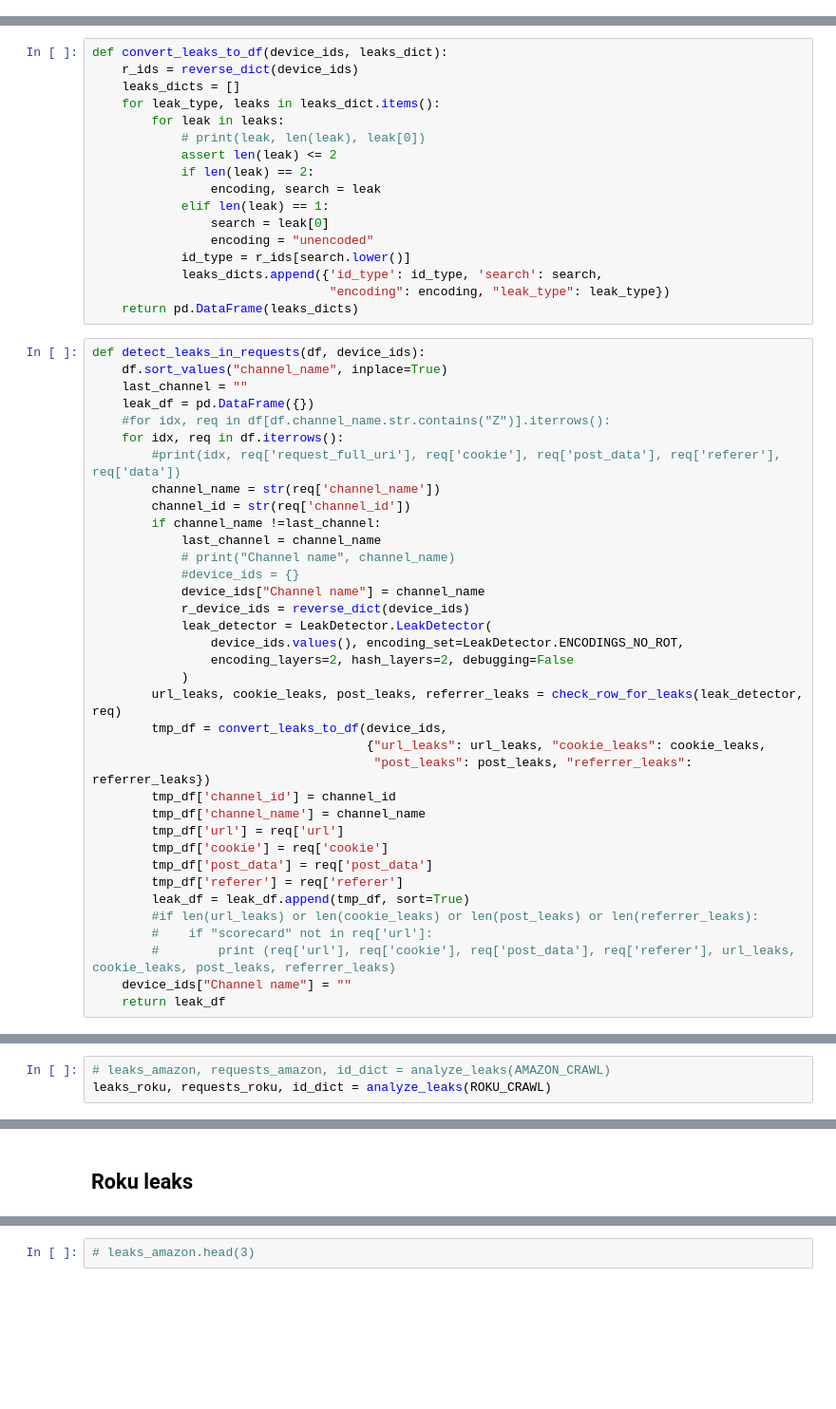
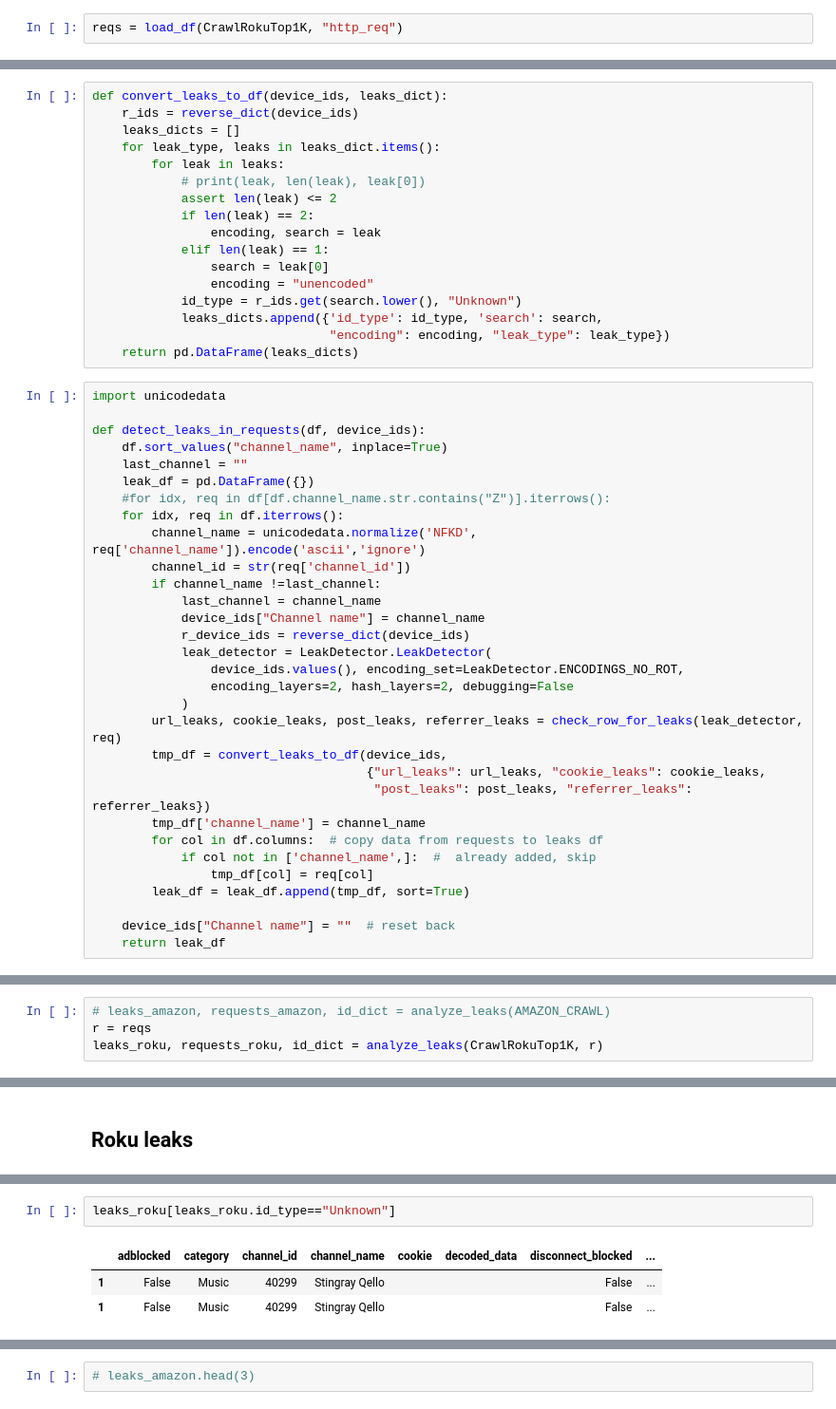
Before and after one commit to citp/ott-tracking, a Jupyter notebook: src/analysis/notebooks/Leak-Detection.ipynb, the cells around one changed output, grey strips where cells are left out. Shown at 95% size. Drawn from its saved outputs; the diff is of its cells as text; blank space fills up the shorter version.

```diff
--- a/src/analysis/notebooks/Leak-Detection.ipynb
+++ b/src/analysis/notebooks/Leak-Detection.ipynb
@@ -17,3 +17,5 @@ ROKU_CRAWL = 'roku-data-20190503-120644'
+# %%
+reqs = load_df(CrawlRokuTop1K, "http_req")
 # %%
 CHECK_REFERRER_LEAKS = True
 
@@ -49,24 +49,23 @@ def convert_leaks_to_df(device_ids, leaks_dict):
             elif len(leak) == 1:
                 search = leak[0]
                 encoding = "unencoded"
-            id_type = r_ids[search.lower()]
+            id_type = r_ids.get(search.lower(), "Unknown")
             leaks_dicts.append({'id_type': id_type, 'search': search,
                                 "encoding": encoding, "leak_type": leak_type})
     return pd.DataFrame(leaks_dicts)
 # %%
+import unicodedata
+
 def detect_leaks_in_requests(df, device_ids):
     df.sort_values("channel_name", inplace=True)
     last_channel = ""
     leak_df = pd.DataFrame({})
     #for idx, req in df[df.channel_name.str.contains("Z")].iterrows():
     for idx, req in df.iterrows():
-        #print(idx, req['request_full_uri'], req['cookie'], req['post_data'], req['referer'], req['data'])
-        channel_name = str(req['channel_name'])
+        channel_name = unicodedata.normalize('NFKD', req['channel_name']).encode('ascii','ignore')
         channel_id = str(req['channel_id'])
         if channel_name !=last_channel:
             last_channel = channel_name
-            # print("Channel name", channel_name)
-            #device_ids = {}
             device_ids["Channel name"] = channel_name
             r_device_ids = reverse_dict(device_ids)
             leak_detector = LeakDetector.LeakDetector(
@@ -77,16 +76,12 @@ def detect_leaks_in_requests(df, device_ids):
         tmp_df = convert_leaks_to_df(device_ids,
                                      {"url_leaks": url_leaks, "cookie_leaks": cookie_leaks,
                                       "post_leaks": post_leaks, "referrer_leaks": referrer_leaks})
-        tmp_df['channel_id'] = channel_id
         tmp_df['channel_name'] = channel_name
-        tmp_df['url'] = req['url']
-        tmp_df['cookie'] = req['cookie']
-        tmp_df['post_data'] = req['post_data']
-        tmp_df['referer'] = req['referer']
+        for col in df.columns:  # copy data from requests to leaks df
+            if col not in ['channel_name',]:  #  already added, skip
+                tmp_df[col] = req[col]
         leak_df = leak_df.append(tmp_df, sort=True)
-        #if len(url_leaks) or len(cookie_leaks) or len(post_leaks) or len(referrer_leaks):
-        #    if "scorecard" not in req['url']:
-        #        print (req['url'], req['cookie'], req['post_data'], req['referer'], url_leaks, cookie_leaks, post_leaks, referrer_leaks)
-    device_ids["Channel name"] = ""
+
+    device_ids["Channel name"] = ""  # reset back
     return leak_df
 # %%
@@ -109,4 +113,5 @@ def analyze_leaks(crawl_name, req_df=None):
 # %%
 # leaks_amazon, requests_amazon, id_dict = analyze_leaks(AMAZON_CRAWL)
-leaks_roku, requests_roku, id_dict = analyze_leaks(ROKU_CRAWL)
+r = reqs
+leaks_roku, requests_roku, id_dict = analyze_leaks(CrawlRokuTop1K, r)
 # %% [output]
@@ -132,0 +207,6 @@ leaks_roku.head(3)
+# %%
+leaks_roku[leaks_roku.id_type=="Unknown"]
+# %% [output]
+|  | adblocked | category | channel_id | channel_name | cookie | decoded_data | disconnect_blocked | ... |
+| 1 | False | Music | 40299 | Stingray Qello |  |  | False | ... |
+| 1 | False | Music | 40299 | Stingray Qello |  |  | False | ... |
```
Also changed, not shown: parts of 36 cells of this notebook, 8 other files.
